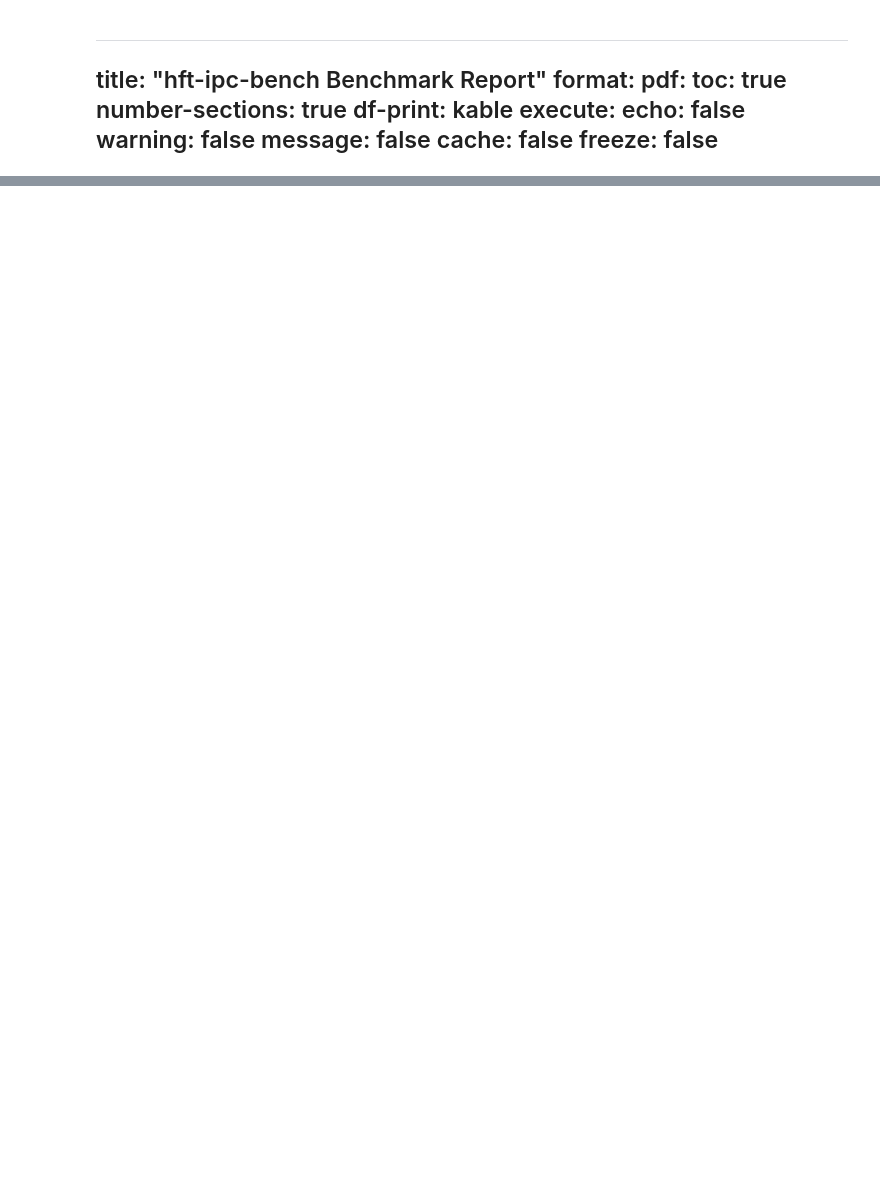
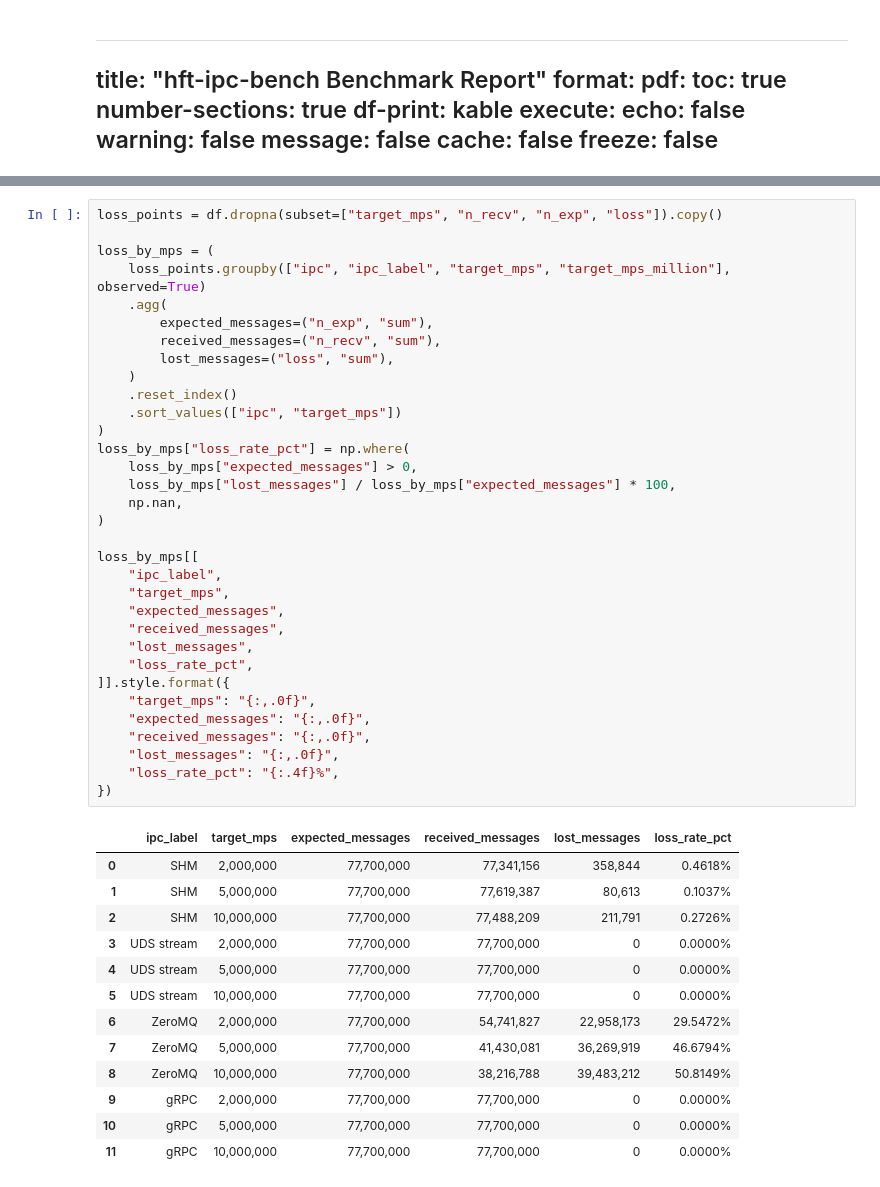
Before and after one commit to theiveil/hft-ipc-bench, a Jupyter notebook: analyze_csv_results.ipynb, the cells around one changed output, grey strips where cells are left out. Drawn from its saved outputs; the diff is of its cells as text; blank space fills up the shorter version.

```diff
--- a/analyze_csv_results.ipynb
+++ b/analyze_csv_results.ipynb
@@ -497,0 +474,47 @@ gRPC had the highest typical latency in this workload, with an overall median P5
+# %%
+loss_points = df.dropna(subset=["target_mps", "n_recv", "n_exp", "loss"]).copy()
+
+loss_by_mps = (
+    loss_points.groupby(["ipc", "ipc_label", "target_mps", "target_mps_million"], observed=True)
+    .agg(
+        expected_messages=("n_exp", "sum"),
+        received_messages=("n_recv", "sum"),
+        lost_messages=("loss", "sum"),
+    )
+    .reset_index()
+    .sort_values(["ipc", "target_mps"])
+)
+loss_by_mps["loss_rate_pct"] = np.where(
+    loss_by_mps["expected_messages"] > 0,
+    loss_by_mps["lost_messages"] / loss_by_mps["expected_messages"] * 100,
+    np.nan,
+)
+
+loss_by_mps[[
+    "ipc_label",
+    "target_mps",
+    "expected_messages",
+    "received_messages",
+    "lost_messages",
+    "loss_rate_pct",
+]].style.format({
+    "target_mps": "{:,.0f}",
+    "expected_messages": "{:,.0f}",
+    "received_messages": "{:,.0f}",
+    "lost_messages": "{:,.0f}",
+    "loss_rate_pct": "{:.4f}%",
+})
+# %% [output]
+|  | ipc_label | target_mps | expected_messages | received_messages | lost_messages | loss_rate_pct |
+| 0 | SHM | 2,000,000 | 77,700,000 | 77,341,156 | 358,844 | 0.4618% |
+| 1 | SHM | 5,000,000 | 77,700,000 | 77,619,387 | 80,613 | 0.1037% |
+| 2 | SHM | 10,000,000 | 77,700,000 | 77,488,209 | 211,791 | 0.2726% |
+| 3 | UDS stream | 2,000,000 | 77,700,000 | 77,700,000 | 0 | 0.0000% |
+| 4 | UDS stream | 5,000,000 | 77,700,000 | 77,700,000 | 0 | 0.0000% |
+| 5 | UDS stream | 10,000,000 | 77,700,000 | 77,700,000 | 0 | 0.0000% |
+| 6 | ZeroMQ | 2,000,000 | 77,700,000 | 54,741,827 | 22,958,173 | 29.5472% |
+| 7 | ZeroMQ | 5,000,000 | 77,700,000 | 41,430,081 | 36,269,919 | 46.6794% |
+| 8 | ZeroMQ | 10,000,000 | 77,700,000 | 38,216,788 | 39,483,212 | 50.8149% |
+| 9 | gRPC | 2,000,000 | 77,700,000 | 77,700,000 | 0 | 0.0000% |
+| 10 | gRPC | 5,000,000 | 77,700,000 | 77,700,000 | 0 | 0.0000% |
+| 11 | gRPC | 10,000,000 | 77,700,000 | 77,700,000 | 0 | 0.0000% |
```
Also changed, not shown: parts of 18 cells of this notebook, 22 other files.
